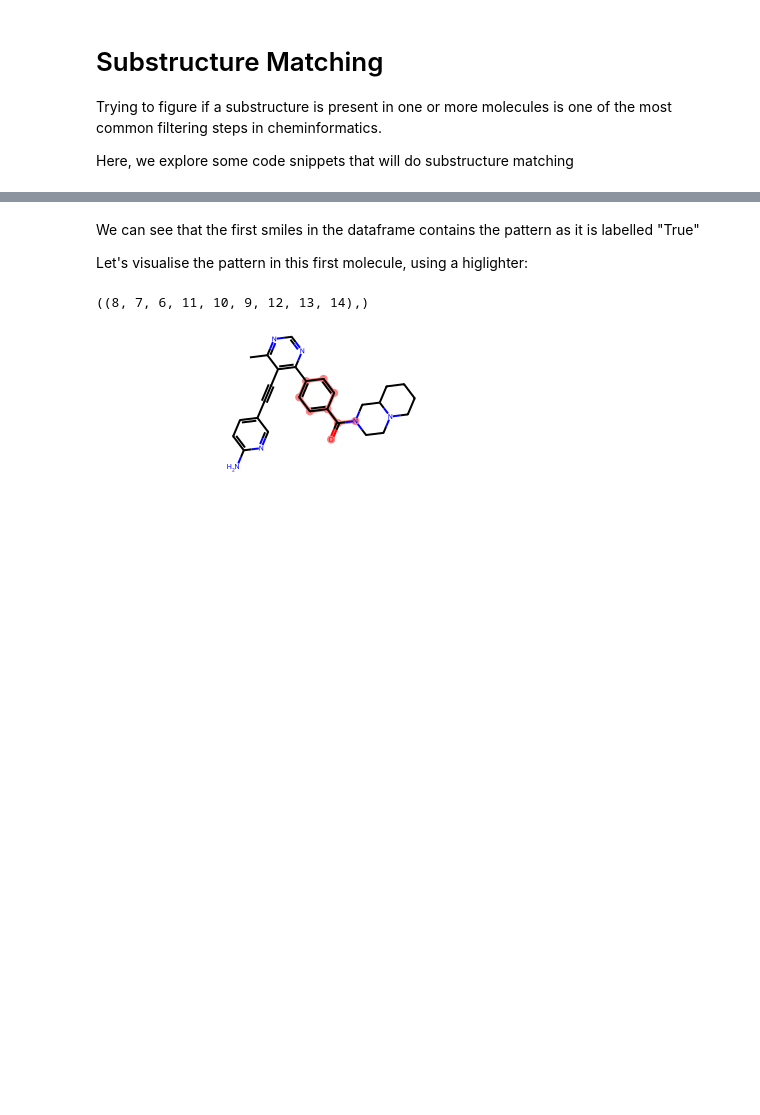
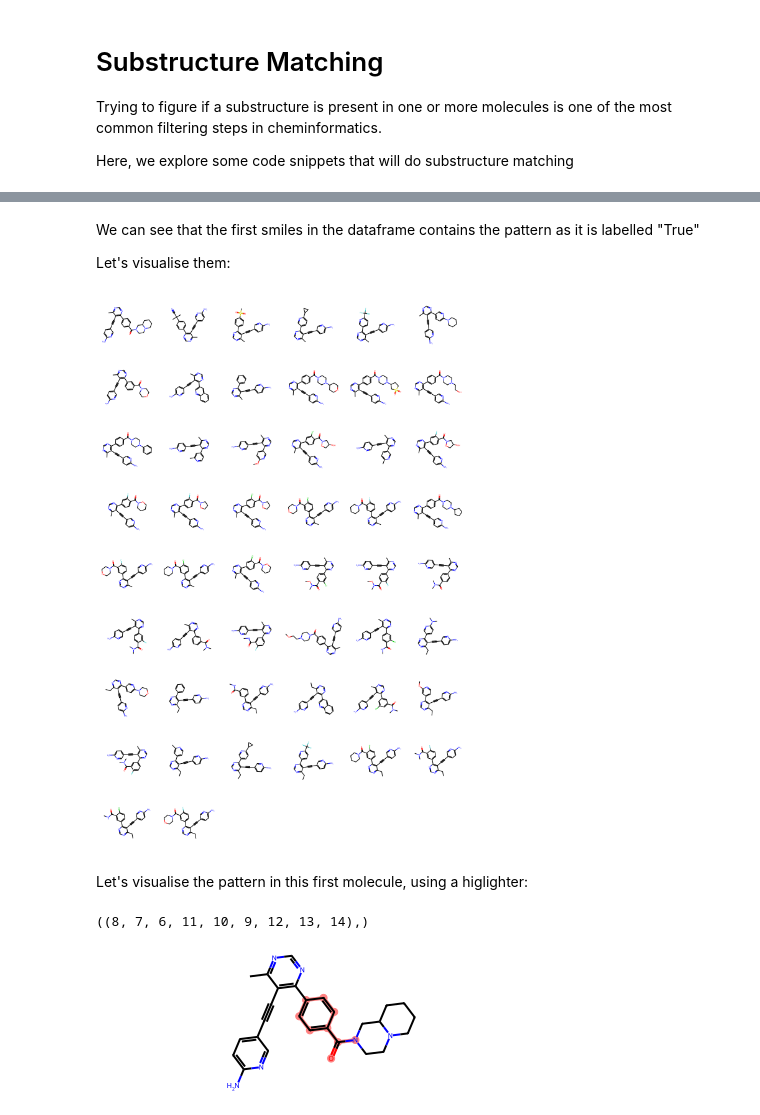
Before and after one commit to ganesh7shahane/useful_cheminformatics, a Jupyter notebook: 4_SubstructureMatching.ipynb, the cells around one changed output, grey strips where cells are left out. Drawn from its saved outputs; the diff is of its cells as text; code cells hidden in the pictures; blank space fills up the shorter version.

Commit message:
visualise substructure matches

```diff
--- a/4_SubstructureMatching.ipynb
+++ b/4_SubstructureMatching.ipynb
@@ -53,7 +53,17 @@ pi3k.head(3)
 # %% [markdown]
 We can see that the first smiles in the dataframe contains the pattern as it is labelled "True"
 
-Let's visualise the pattern in this first molecule, using a higlighter:
+Let's visualise them:
+# %%
+from rdkit.Chem import Draw
+
+pi3k_true = pi3k.loc[pi3k['sub_present?']=="True"]
+
+Draw.MolsToGridImage(pi3k.mol, molsPerRow=6)
+# %% [output]
+[figure, added]
+# %% [markdown]
+Let's visualise the pattern in this first molecule, using a higlighter:
 # %%
 from rdkit.Chem.Draw import rdMolDraw2D
 
```
